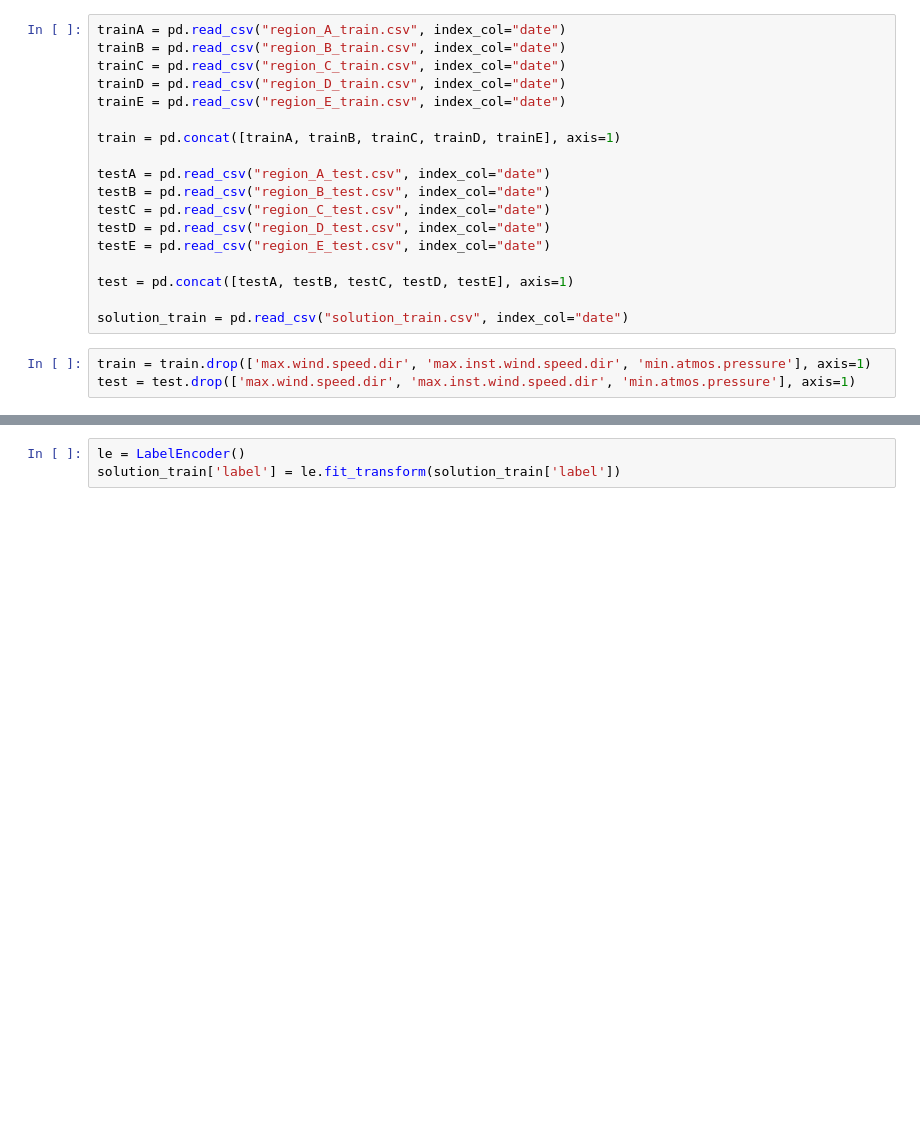
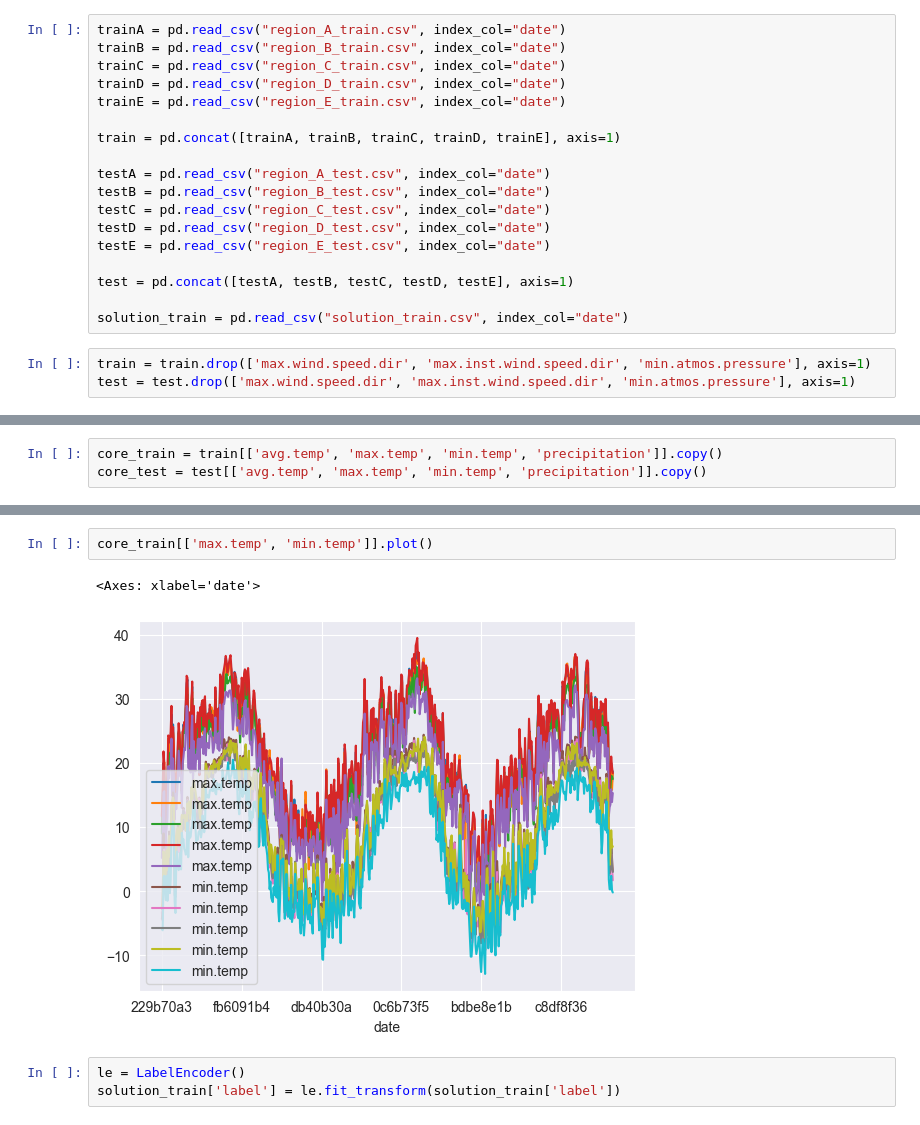
Before and after one commit to pamquale/weatherPredict, a Jupyter notebook: weather.ipynb, the cells around one changed output, grey strips where cells are left out. Drawn from its saved outputs; the diff is of its cells as text; blank space fills up the shorter version.

```diff
--- a/weather.ipynb
+++ b/weather.ipynb
@@ -30,0 +65,3 @@ test = test.drop(['max.wind.speed.dir', 'max.inst.wind.speed.dir', 'min.atmos.pr
+# %%
+core_train = train[['avg.temp', 'max.temp', 'min.temp', 'precipitation']].copy()
+core_test = test[['avg.temp', 'max.temp', 'min.temp', 'precipitation']].copy()
@@ -31,3 +122,8 @@ test = test.drop(['max.wind.speed.dir', 'max.inst.wind.speed.dir', 'min.atmos.pr
+# %%
+core_train[['max.temp', 'min.temp']].plot()
+# %% [output]
+<Axes: xlabel='date'>
+[figure, added]
 # %%
 le = LabelEncoder()
 solution_train['label'] = le.fit_transform(solution_train['label'])
```
Also changed, not shown: parts of 8 cells of this notebook, 24 other files.
